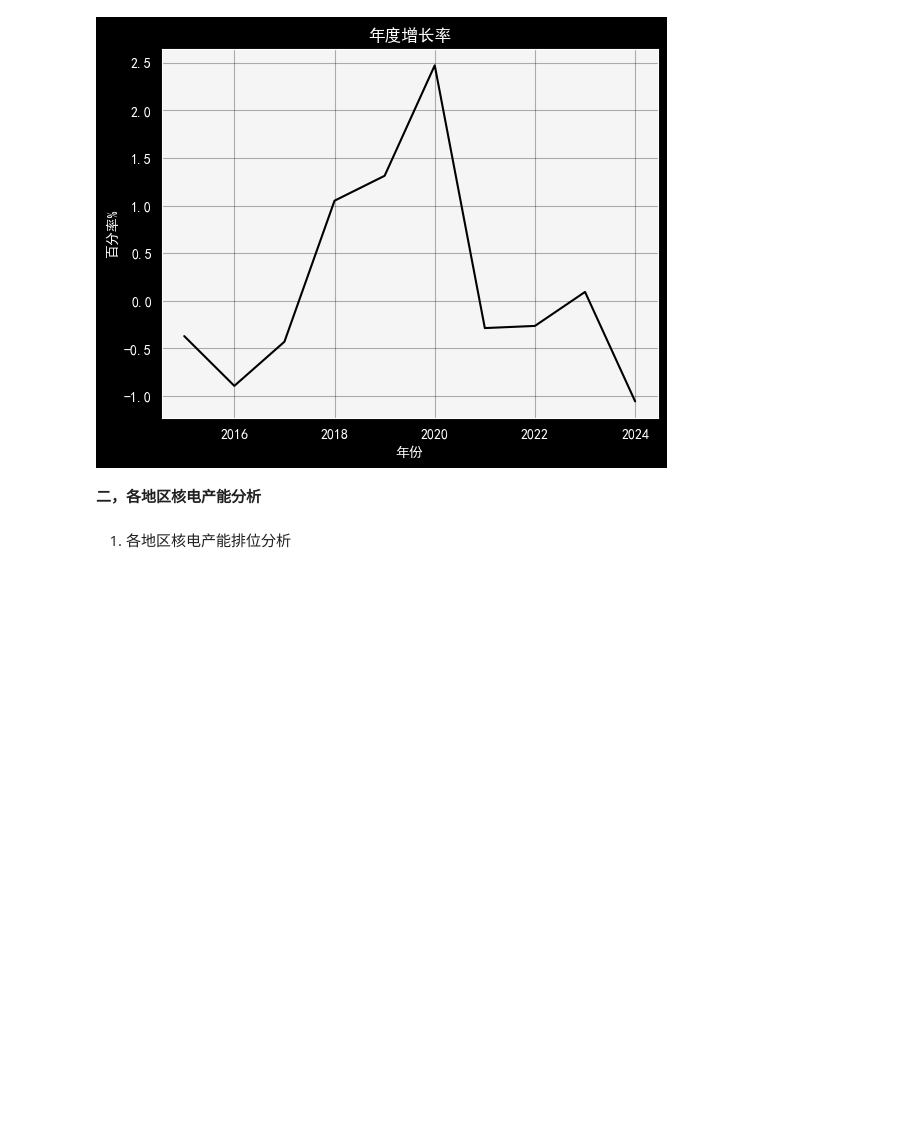
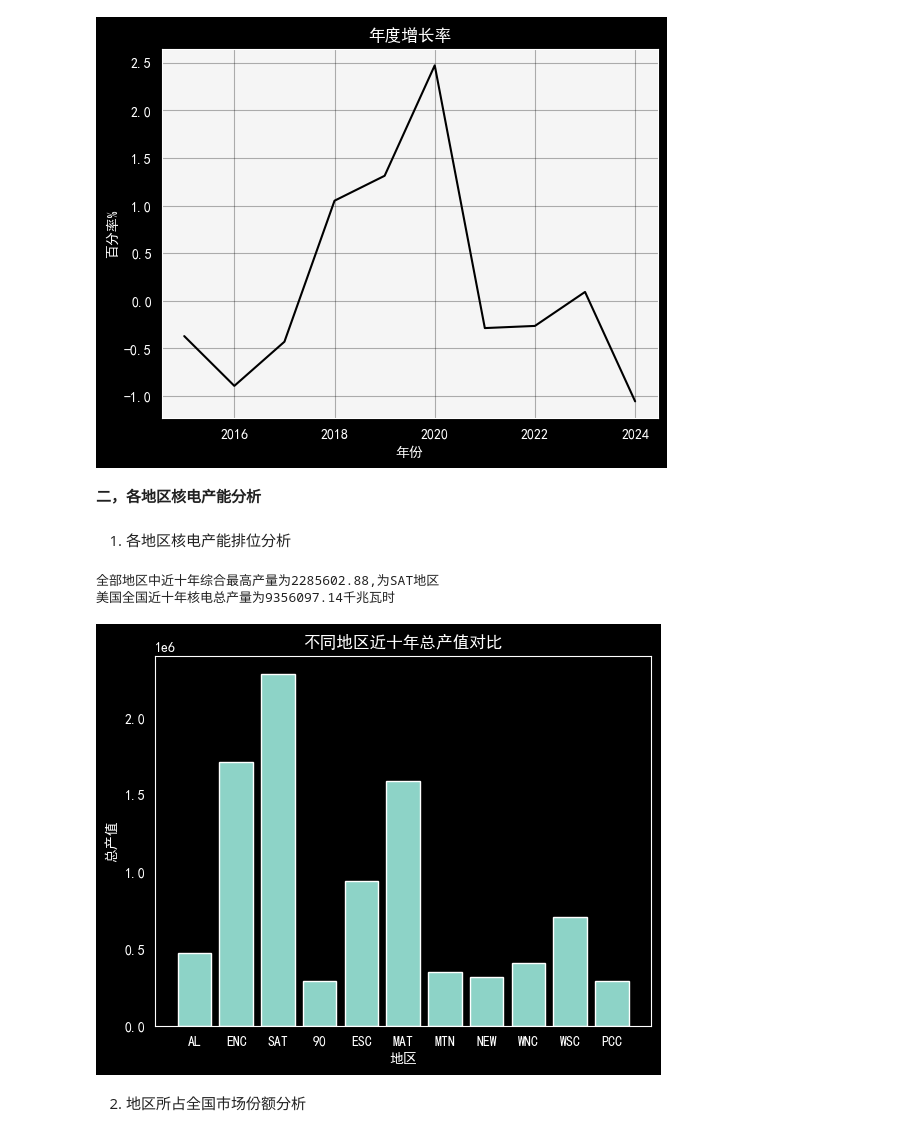
Before and after one commit to panbohuan/HUSTpython, a Jupyter notebook: eia_nuclear.ipynb, the cells around one changed output. Saved outputs shown, nothing was run; the diff lists cells and outputs as text; code cells hidden in the pictures; blank space fills up the shorter version.

```diff
--- a/eia_nuclear.ipynb
+++ b/eia_nuclear.ipynb
@@ -127,28 +127,79 @@ plt.show()
     ENC 东北中部地区
     SAT 南大西洋地区
     90 太平洋地区
+    ESC 东南中部地区
+    MAT 中大西洋地区
+    MTN 山区
+    NEW 新英格兰地区
+    WNC 西北中部地区
+    WSC 西南中部地区
+    PCC 太平洋沿岸地区
+    US 美国全国总计
 '''
 
 df = pd.read_csv('U202515697.csv')
+
+
 df_AL = df[(df['location'] == 'AL') & (df['sectorid'] == 99)]
 df_ENC = df[(df['location'] == 'ENC') & (df['sectorid'] == 99)]
 df_SAT = df[(df['location'] == 'SAT') & (df['sectorid'] == 99)]
 df_90 = df[(df['location'] == '90') & (df['sectorid'] == 99)]
+df_ESC = df[(df['location'] == 'ESC') & (df['sectorid'] == 99)]
+df_MAT = df[(df['location'] == 'MAT') & (df['sectorid'] == 99)]
+df_MTN = df[(df['location'] == 'MTN') & (df['sectorid'] == 99)]
+df_NEW = df[(df['location'] == 'NEW') & (df['sectorid'] == 99)]
+df_WNC = df[(df['location'] == 'WNC') & (df['sectorid'] == 99)]
+df_WSC = df[(df['location'] == 'WSC') & (df['sectorid'] == 99)]
+df_PCC = df[(df['location'] == 'PCC') & (df['sectorid'] == 99)]
+df_US = df[(df['location'] == 'US') & (df['sectorid'] == 99)]
 
+# 各地区的产值
 arr_AL = np.array(df_AL['generation'])
 arr_ENC = np.array(df_ENC['generation'])
 arr_SAT = np.array(df_SAT['generation'])
 arr_90 = np.array(df_90['generation'])
+arr_ESC = np.array(df_ESC['generation'])
+arr_MAT = np.array(df_MAT['generation'])
+arr_MTN = np.array(df_MTN['generation'])
+arr_NEW = np.array(df_NEW['generation'])
+arr_WNC = np.array(df_WNC['generation'])
+arr_WSC = np.array(df_WSC['generation'])
+arr_PCC = np.array(df_PCC['generation'])
+arr_US = np.array(df_US['generation'])
 
-arr_states = np.array([np.sum(arr_AL),np.sum(arr_ENC), np.sum(arr_SAT), np.sum(arr_90)])
+# 所有地区的总和数组
+arr_all_regions = np.array([np.sum(arr_AL), np.sum(arr_ENC), np.sum(arr_SAT), np.sum(arr_90),np.sum(arr_ESC), np.sum(arr_MAT), np.sum(arr_MTN), np.sum(arr_NEW),np.sum(arr_WNC), np.sum(arr_WSC), np.sum(arr_PCC)])
 
-dict_states = {
-    0:'AL',
-    1:'ENC',
+dict_all_regions = {
+    0: 'AL',
+    1: 'ENC',
     2: 'SAT',
     3: '90',
+    4: 'ESC',
+    5: 'MAT',
+    6: 'MTN',
+    7: 'NEW',
+    8: 'WNC',
+    9: 'WSC',
+    10: 'PCC',
 }
 
-print(f"四个地区中近十年综合最高产量为{np.max(arr_states):.2f},为{dict_states[np.argmax(arr_states)]}地区")
+print(f"全部地区中近十年综合最高产量为{np.max(arr_all_regions):.2f},为{dict_all_regions[np.argmax(arr_all_regions)]}地区")
+
+print(f"美国全国近十年核电总产量为{total_US:.2f}千兆瓦时")
+# %% [output]
+全部地区中近十年综合最高产量为2285602.88,为SAT地区
+美国全国近十年核电总产量为9356097.14千兆瓦时
+# %%
+plt.bar(dict_all_regions.values(), arr_all_regions, align='center')
+plt.title('不同地区近十年总产值对比')
+plt.xlabel('地区')
+plt.ylabel('总产值')
+plt.grid(True, alpha=0.3,color='black')
+plt.show()
+# %% [output]
+[figure, added]
+# %% [markdown]
+2. 地区所占全国市场份额分析
 # %%
 # 定义计算市场份额的函数 方便后续调用以及数据分析
```
Also changed, not shown: parts of 5 cells of this notebook.
